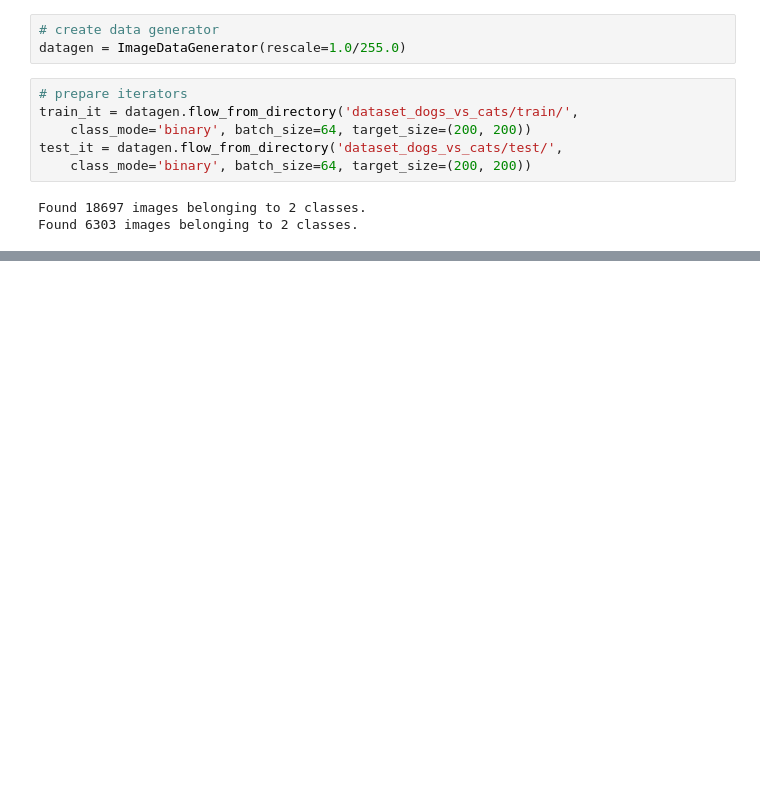
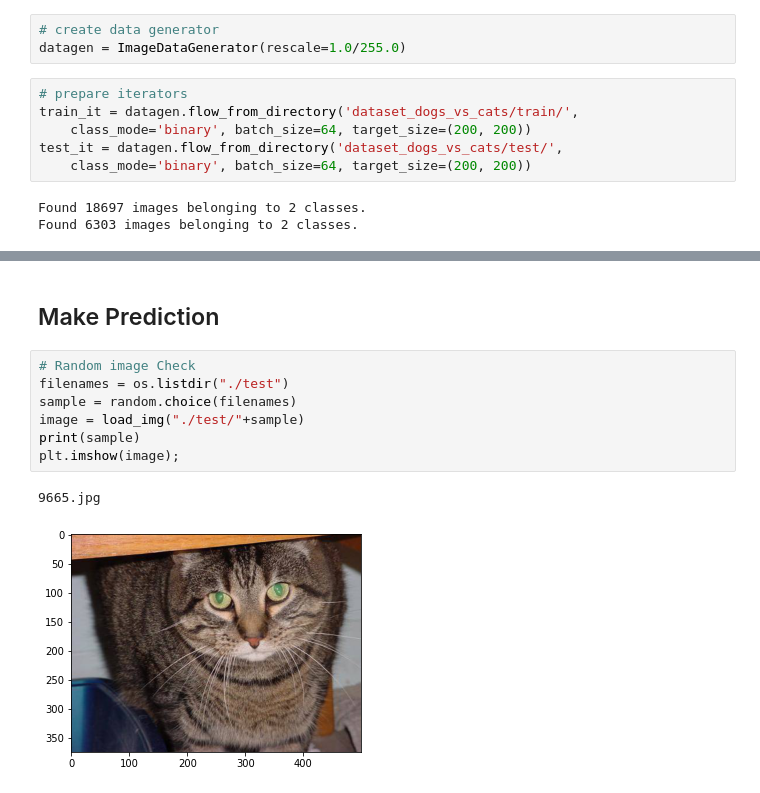
Before and after one commit to DrakeData/Image_Classification, a Jupyter notebook: Image_Classification_Main.ipynb, the cells around one changed output, grey strips where cells are left out. Drawn from its saved outputs; the diff is of its cells as text; blank space fills up the shorter version.

Commit message:
Code makes a prediction

```diff
--- a/Image_Classification_Main.ipynb
+++ b/Image_Classification_Main.ipynb
@@ -272,0 +430,12 @@ model = load_model('my_model.h5')
+# %% [markdown]
+## Make Prediction
+# %%
+# Random image Check
+filenames = os.listdir("./test")
+sample = random.choice(filenames)
+image = load_img("./test/"+sample)
+print(sample)
+plt.imshow(image);
+# %% [output]
+9665.jpg
+[figure, added]
```
Also changed, not shown: parts of 36 cells of this notebook.
